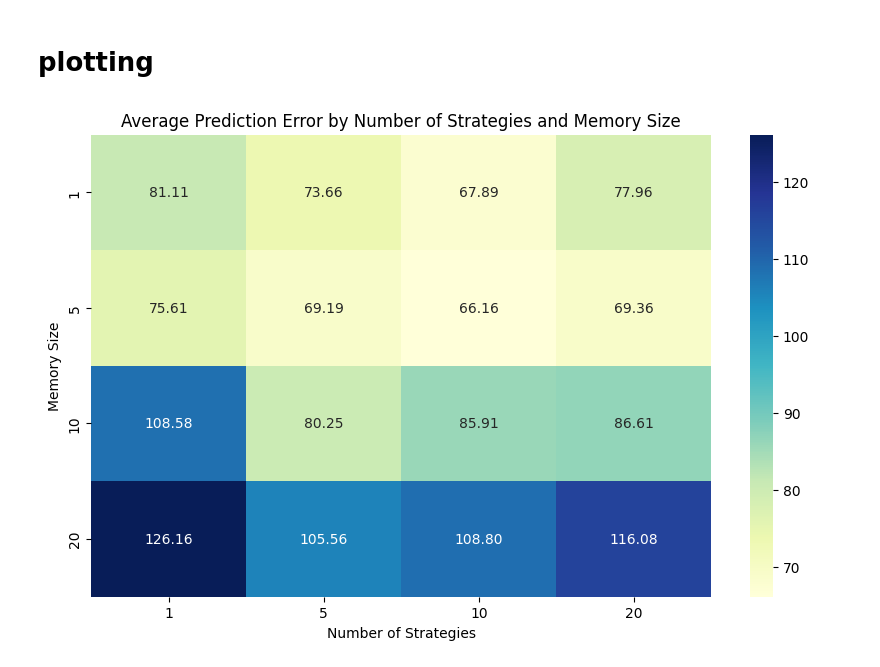
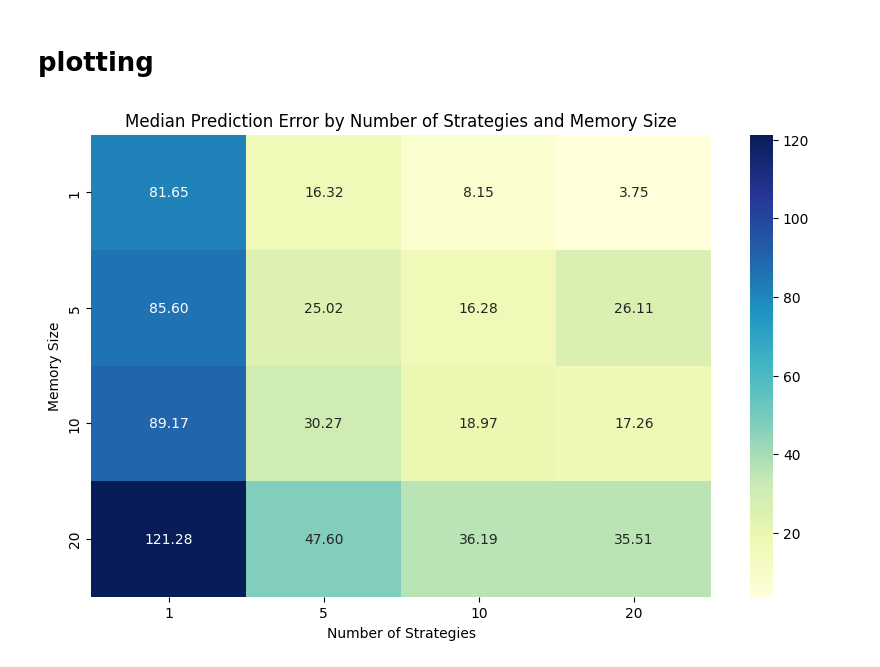
Before and after one commit to WimPouw/multi_agent_systems_practicum, a Jupyter notebook: docs/models/elfarol_model_extended/elfaro_python_extended.ipynb, the cells around one changed output. Saved outputs shown, nothing was run; the diff lists cells and outputs as text; code cells hidden in the pictures.

```diff
--- a/docs/models/elfarol_model_extended/elfaro_python_extended.ipynb
+++ b/docs/models/elfarol_model_extended/elfaro_python_extended.ipynb
@@ -179,7 +179,8 @@ class BarGoingAgent(CellAgent):
             if error <= current_lowest_error:
                 current_lowest_error = error
                 self.best_strategy = strategy_idx
-        return error/self.memory_size  # return average prediction error
+
+        return current_lowest_error/self.memory_size  # return average prediction error
 
     def adapt_decide_move(self):
         """The key behavior method: adapt strategies, predict and decide attendance, move."""
@@ -414,17 +415,16 @@ results_5seeds.to_csv('./batch_run_5seeds.csv')
 # %% [markdown]
 # plotting
 # %%
-# plot average prediction error per "number_of_strategies" and "memory_size"
 import matplotlib.pyplot as plt
 import seaborn as sns
 results_grouped = results_5seeds.groupby(['number_of_strategies', 'memory_size'])
 median_errors = results_grouped['prediction_error'].median().reset_index()
 plt.figure(figsize=(10, 6))
-sns.heatmap(median_errors.pivot('memory_size', 'number_of_strategies', 'prediction_error'), annot=True, fmt=".2f", cmap="YlGnBu")
+sns.heatmap(median_errors.pivot(index='memory_size', columns='number_of_strategies', values='prediction_error'), annot=True, fmt=".2f", cmap="YlGnBu")
 plt.title('Median Prediction Error by Number of Strategies and Memory Size')
 plt.xlabel('Number of Strategies')
 plt.ylabel('Memory Size')
 plt.savefig('median_prediction_error_heatmap.png') # save the figure
 plt.show()
 # %% [output]
-[figure, old version]
+[figure, new version]
```
Also changed, not shown: 7 other files.
